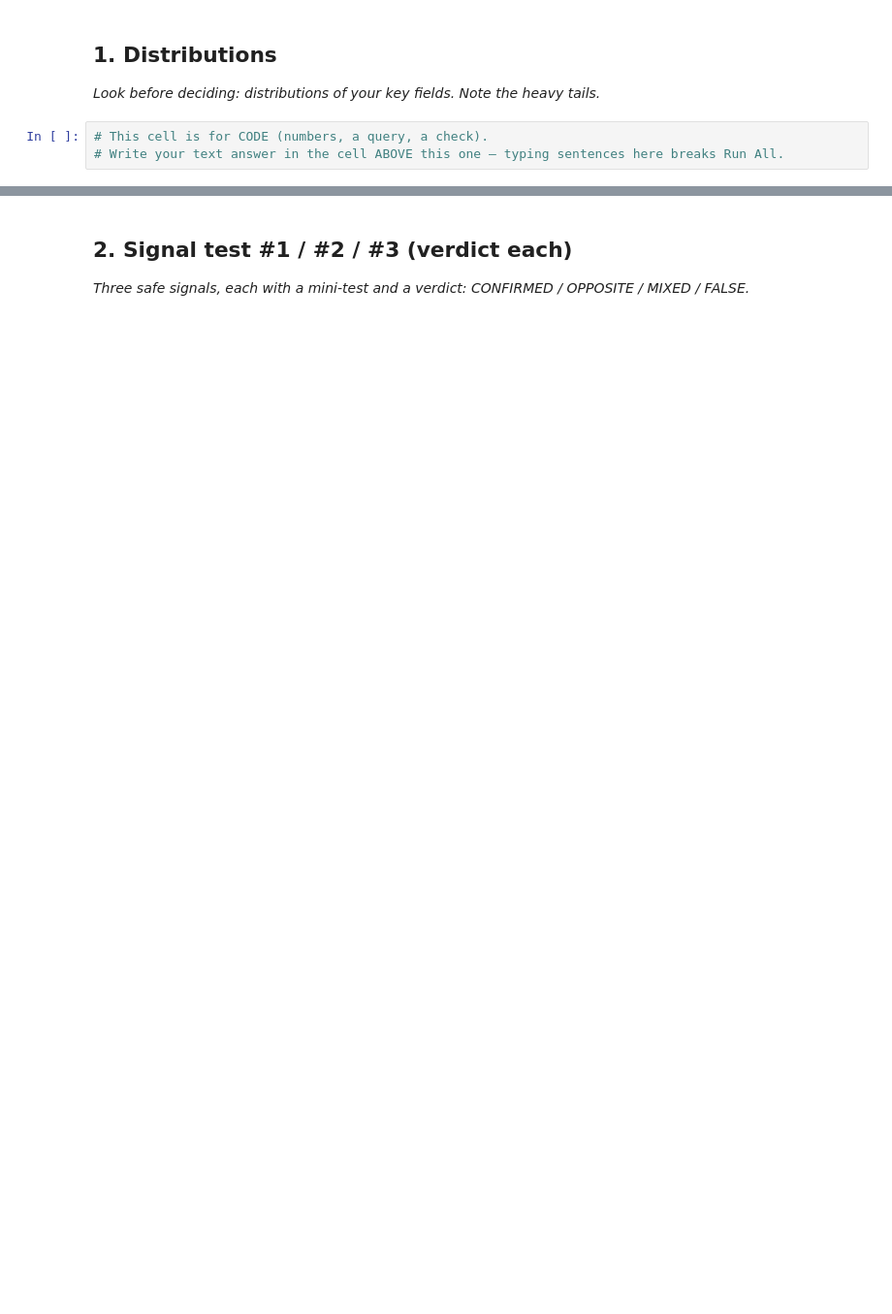
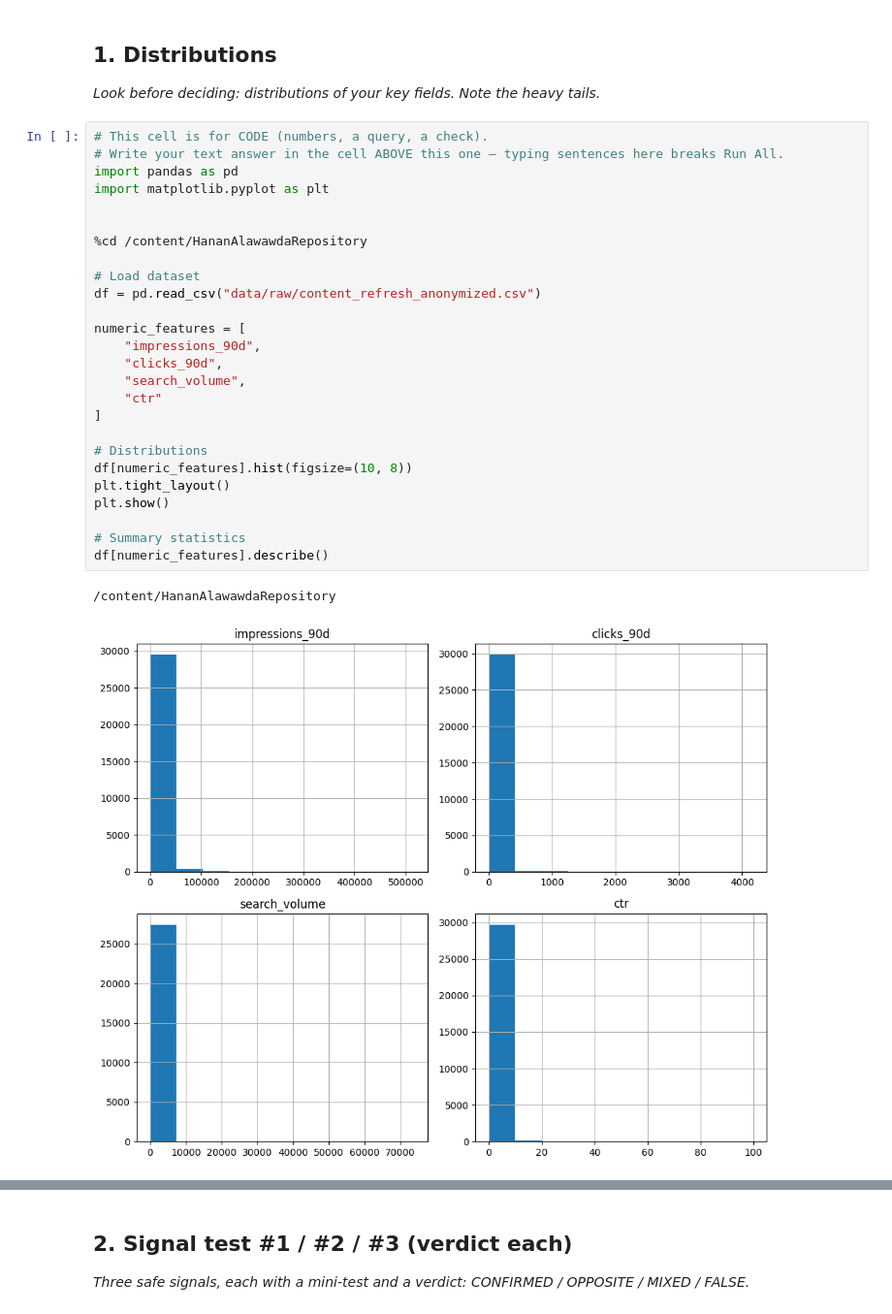
Before and after one commit to 7enno/HananAlawawdaRepository, a Jupyter notebook: work/notebooks/w04_signal_audit.ipynb, the cells around one changed output, grey strips where cells are left out. Shown at 97% size. Drawn from its saved outputs; the diff is of its cells as text; blank space fills up the shorter version.

```diff
--- a/work/notebooks/w04_signal_audit.ipynb
+++ b/work/notebooks/w04_signal_audit.ipynb
@@ -13,3 +13,29 @@ This skeleton is yours to fill. Work the sections **in order** — each one has
 # %%
 # This cell is for CODE (numbers, a query, a check).
 # Write your text answer in the cell ABOVE this one — typing sentences here breaks Run All.
+import pandas as pd
+import matplotlib.pyplot as plt
+
+
+%cd /content/HananAlawawdaRepository
+
+# Load dataset
+df = pd.read_csv("data/raw/content_refresh_anonymized.csv")
+
+numeric_features = [
+    "impressions_90d",
+    "clicks_90d",
+    "search_volume",
+    "ctr"
+]
+
+# Distributions
+df[numeric_features].hist(figsize=(10, 8))
+plt.tight_layout()
+plt.show()
+
+# Summary statistics
+df[numeric_features].describe()
+# %% [output]
+/content/HananAlawawdaRepository
+[figure, added]
```
Also changed, not shown: parts of 11 cells of this notebook.
